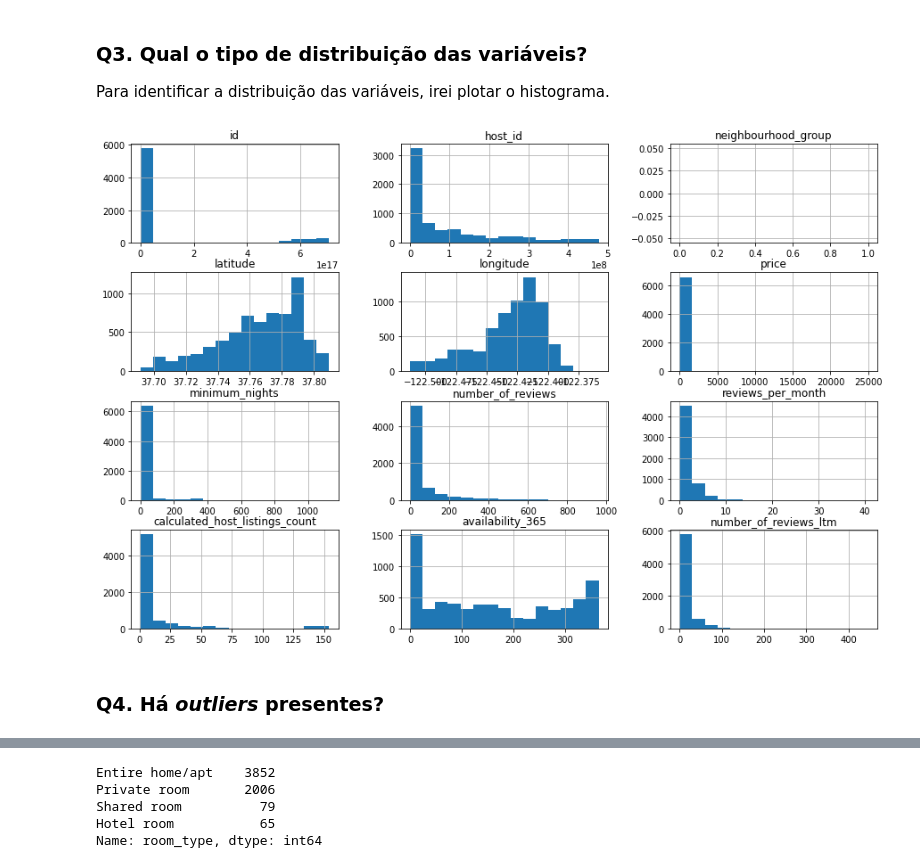
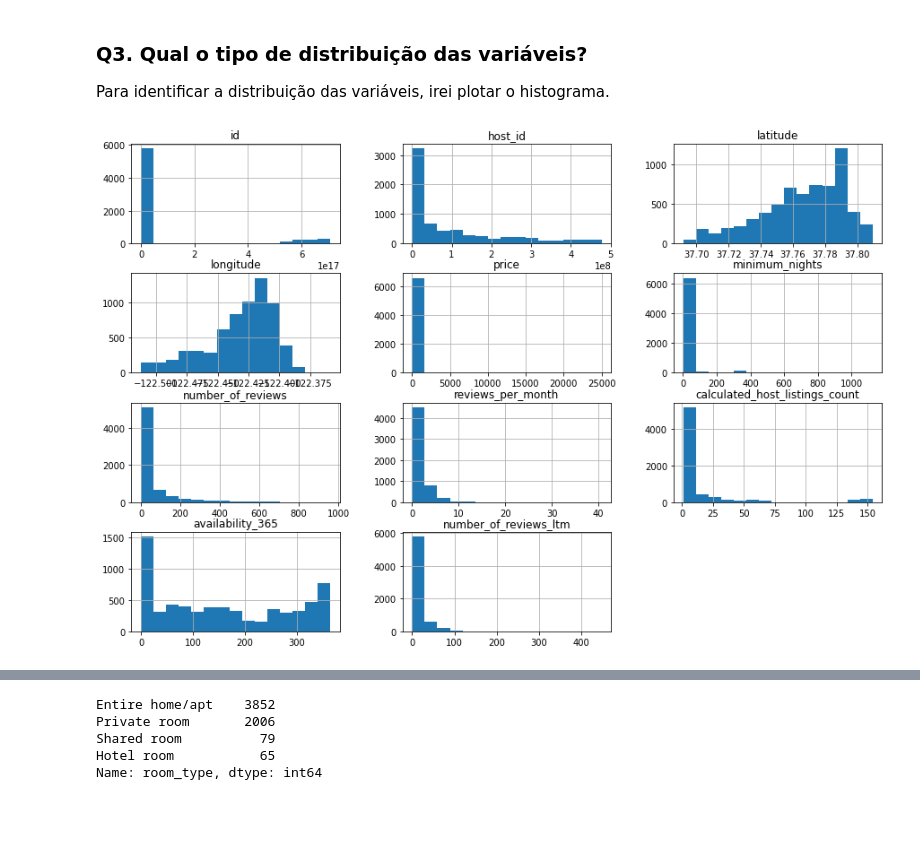
Before and after one commit to CarlosCaosta/Data_Science, a Jupyter notebook: San_Francisco_CA_Analisando_dados_do_Airbnb.ipynb, the cells around one changed output, grey strips where cells are left out. Cells and saved outputs as stored; diff of their text form; code cells hidden in the pictures; blank space fills up the shorter version.

```diff
--- a/San_Francisco_CA_Analisando_dados_do_Airbnb.ipynb
+++ b/San_Francisco_CA_Analisando_dados_do_Airbnb.ipynb
@@ -143,8 +157,7 @@ dtype: float64
 Para identificar a distribuição das variáveis, irei plotar o histograma.
 # %%
 # plotar o histograma das variáveis numéricas
+df = df.drop(columns=['neighbourhood_group'])
 df.hist(bins=15, figsize=(15,10));
 # %% [output]
-[figure, old version]
+[figure, new version]
-# %% [markdown]
-### **Q4. Há *outliers* presentes?**
```
Also changed, not shown: parts of 34 cells of this notebook.
